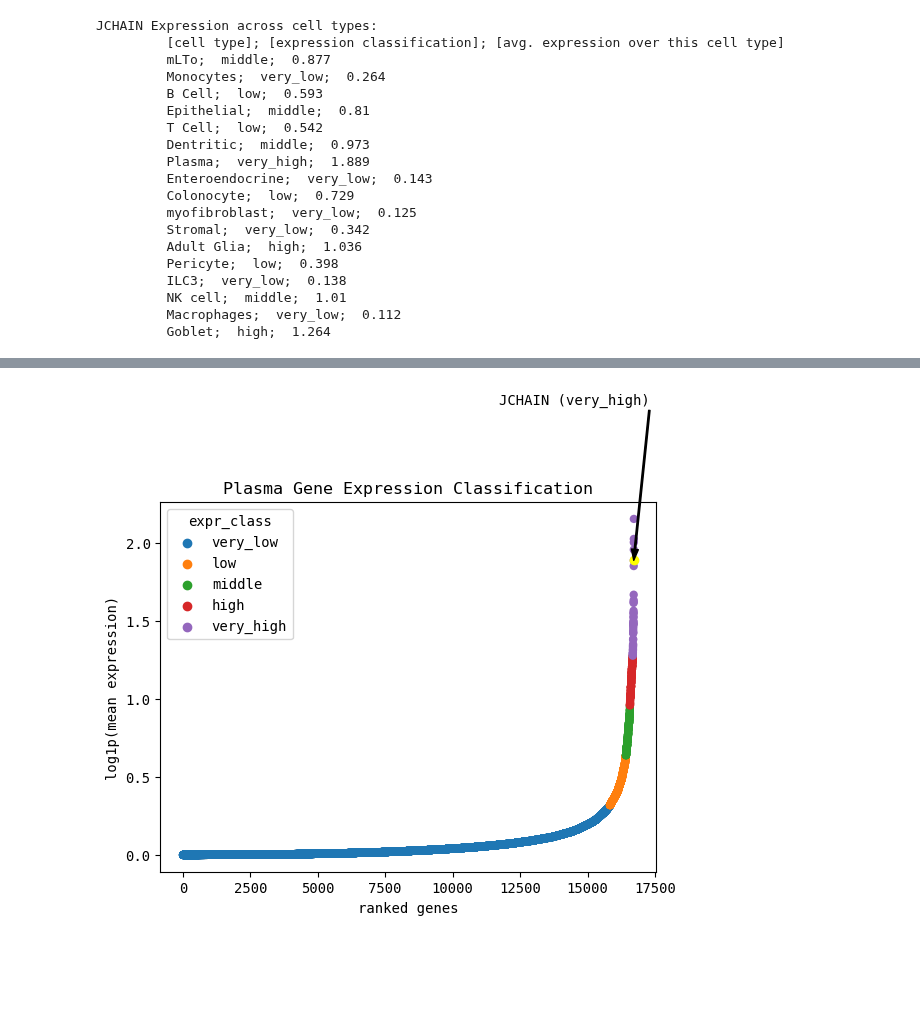
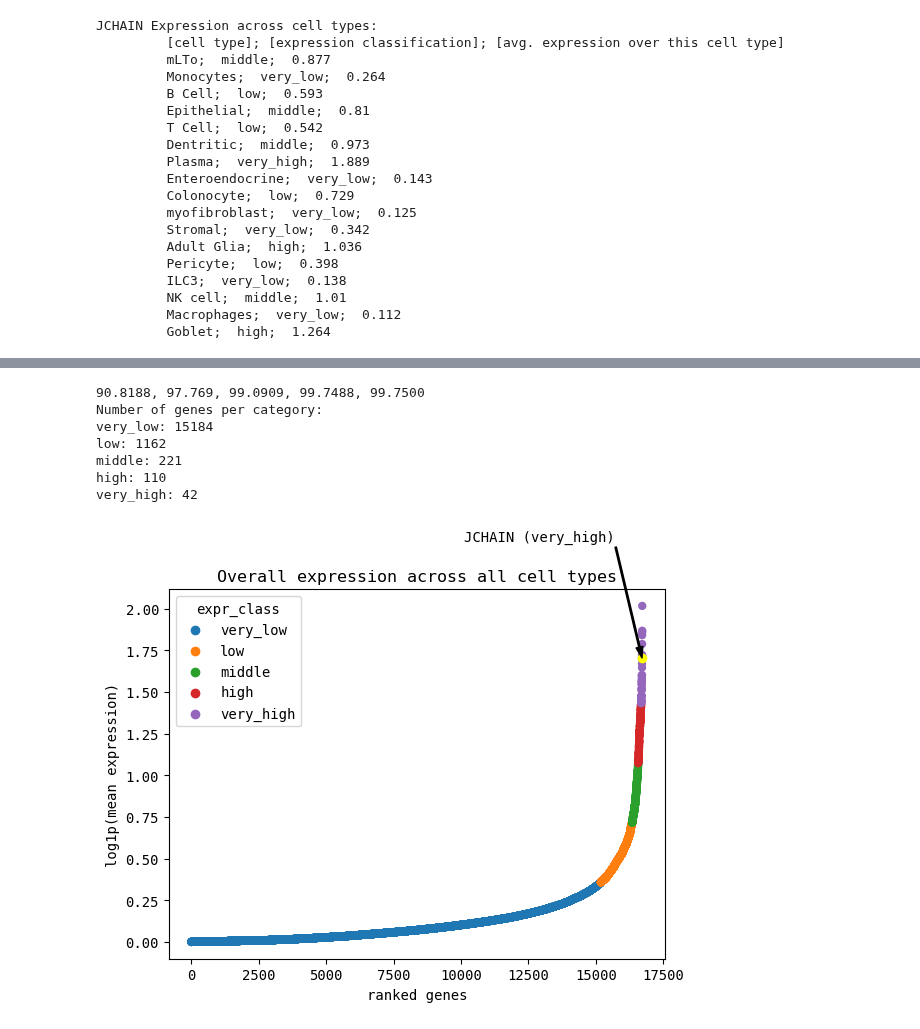
Before and after one commit to chickaroo/genereporter, a Jupyter notebook: src/pipeline.ipynb, the cells around one changed output, grey strips where cells are left out. Cells and saved outputs as stored; diff of their text form; code cells hidden in the pictures; blank space fills up the shorter version.

```diff
--- a/src/pipeline.ipynb
+++ b/src/pipeline.ipynb
@@ -77,8 +80,8 @@ def classify_exp_level(df, filtered, col, print_quantile = False, print_gene_num
         print("very_high: " + str(len(df[df['expr_class'] == 'very_high'])))
     return df
 
-def make_df(adata, col, print_quantile = False, print_gene_num = False):
-    sc.pp.highly_variable_genes(adata, layer='log_norm')
+def make_df(adata, col='log1p(means)', layer='log_norm', print_quantile=False, print_gene_num=False):
+    sc.pp.highly_variable_genes(adata, layer=layer)
     df = adata.var.sort_values(['means'])
     df['gene_num'] = range(len(df))
     df['log(means)'] = np.log(df['means'])
@@ -122,17 +130,28 @@ JCHAIN Expression across cell types:
 # %%
 # find overall expression of all genes, highlighting GOI
-#GOI = 'CASP8'
-col = 'log1p(means)'
-df_new = make_df(adata, col, print_quantile=True, print_gene_num = True)
 
-g = sns.scatterplot(data=df_new, x='gene_num',  y=col, hue='expr_class', linewidth=0)
-annotation = str(GOI + " (" + df_new.loc[df_new.index == GOI]['expr_class'].values[0] + ")")
-highlight_y = df_new.loc[df_new.index == GOI][col]
-highlight_x = df_new.loc[df_new.index == GOI]['gene_num']
-g.scatter(highlight_x, highlight_y, color = 'yellow', linewidth=1)
-props = dict(facecolor='black', width=1, headwidth=5, headlength=8)
-g.annotate(annotation, (highlight_x, highlight_y), (highlight_x - 1000, highlight_y+0.7), arrowprops=props, ha='right') #TODO make arrow go down if gene is very high on
-g.set_title(str("Overall Gene Expression Classification"))
-g.set_xlabel("ranked genes")
-g.set_ylabel("log1p(mean expression)")
-plt.show()
+def plot_expr_class(adata, cell_type=None, col='log1p(means)', print_quantile=True, print_gene_num = True):
+    title = "Overall expression across all cell types"
+    if cell_type != None:
+        title = str("Overall expression in " + cell_type + " cells")
+        if cell_type in adata.obs['celltypist_cell_label_coarse'].unique():
+            adata = adata[adata.obs['celltypist_cell_label_coarse'] == cell_type]
+        elif cell_type in adata.obs['celltypist_cell_label'].unique():
+            adata = adata[adata.obs['celltypist_cell_label'] == cell_type]
+        else:
+            print("Cell type not found. Please check spelling.")
+            return
+
+    df_new = make_df(adata, print_quantile=print_quantile, print_gene_num = print_gene_num)
+
+    g = sns.scatterplot(data=df_new, x='gene_num',  y=col, hue='expr_class', linewidth=0)
+    annotation = str(GOI + " (" + df_new.loc[df_new.index == GOI]['expr_class'].values[0] + ")")
+    highlight_y = df_new.loc[df_new.index == GOI][col]
+    highlight_x = df_new.loc[df_new.index == GOI]['gene_num']
+    g.scatter(highlight_x, highlight_y, color = 'yellow', linewidth=1)
+    props = dict(facecolor='black', width=1, headwidth=5, headlength=8)
+    g.annotate(annotation, (highlight_x, highlight_y), (highlight_x - 1000, highlight_y+0.7), arrowprops=props, ha='right') #TODO make arrow go down if gene is very high on
+    g.set_title(title)
+    g.set_xlabel("ranked genes")
+    g.set_ylabel("log1p(mean expression)")
+    plt.show()
@@ -148,22 +158,11 @@ very_high: 42
-# %%
-# find overall expression of all genes within cell type of interest, highlighting GOI
-
-#cell_type = 'T Cell' #TODO: find this automatically? suggestion? input from user? for all of them?
-adata_sub = adata[adata.obs['celltypist_cell_label_coarse'] == cell_type]
-
-col = 'log1p(means)'
-df_new = make_df(adata_sub, col)
-
-g = sns.scatterplot(data=df_new, x='gene_num',  y=col, hue='expr_class', linewidth=0)
-annotation = str(GOI + " (" + df_new.loc[df_new.index == GOI]['expr_class'].values[0] + ")")
-highlight_y = df_new.loc[df_new.index == GOI][col]
-highlight_x = df_new.loc[df_new.index == GOI]['gene_num']
-g.scatter(highlight_x, highlight_y, color = 'yellow', linewidth=1)
-props = dict(facecolor='black', width=1, headwidth=5, headlength=8)
-g.annotate(annotation, (highlight_x, highlight_y), (highlight_x-5000, highlight_y+1), arrowprops=props)
-g.set_title(str(cell_type + " Gene Expression Classification"))
-g.set_xlabel("ranked genes")
-g.set_ylabel("log1p(mean expression)")
-plt.show()
-# %% [output]
-[figure, removed]
+# %%
+plot_expr_class(adata)
+# %% [output]
+90.8188, 97.769, 99.0909, 99.7488, 99.7500
+Number of genes per category:
+very_low: 15184
+low: 1162
+middle: 221
+high: 110
+very_high: 42
+[figure, added]
```
Also changed, not shown: parts of 33 cells of this notebook, 3 other files.
